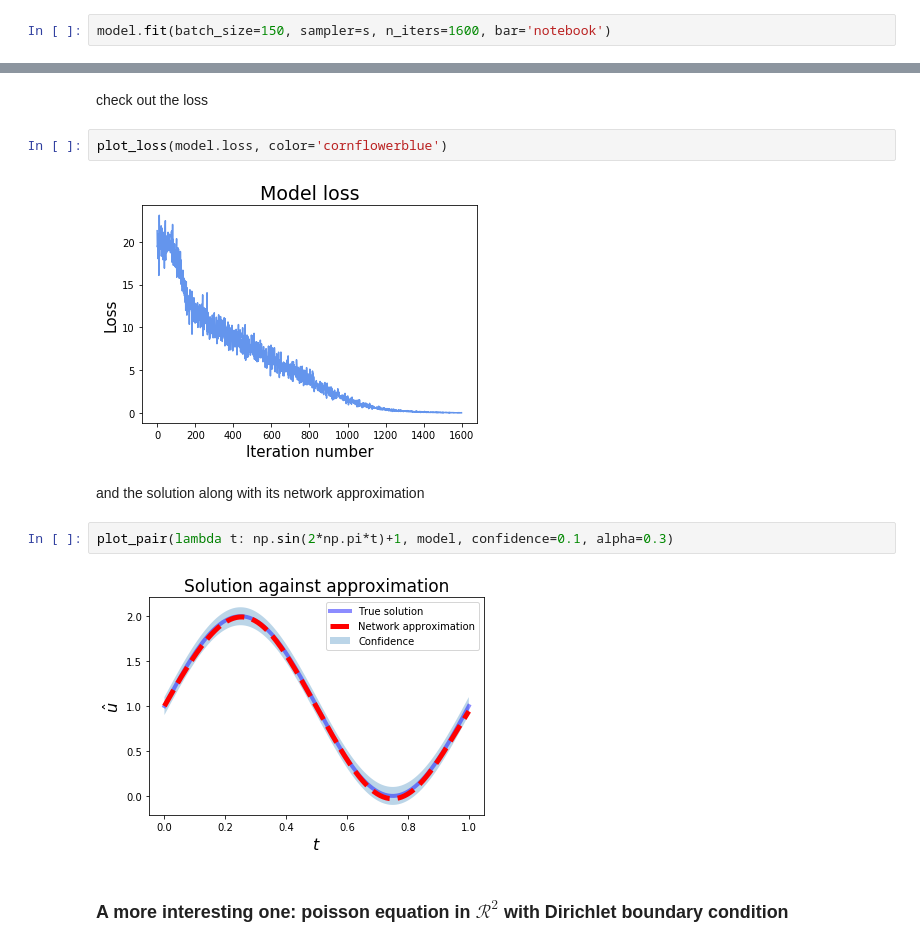
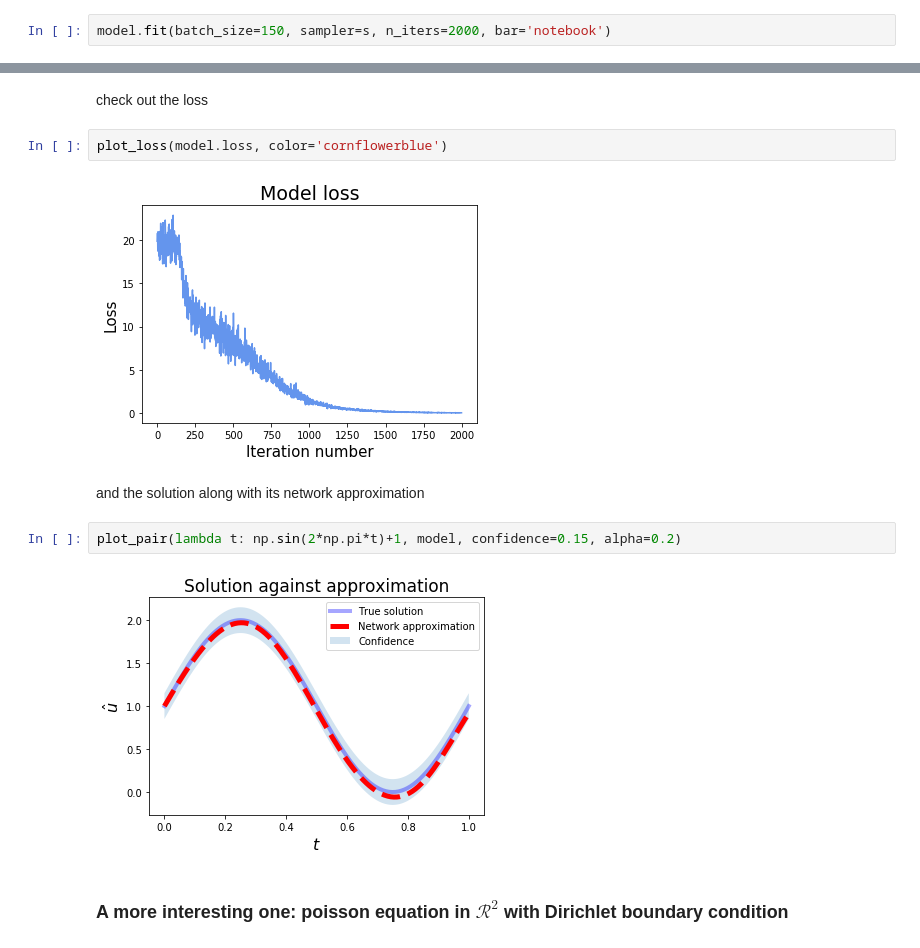
Before and after one commit to analysiscenter/pydens, a Jupyter notebook: examples/pydens_sem.ipynb, the cells around one changed output, grey strips where cells are left out. Cells and saved outputs as stored; diff of their text form.

Commit message:
update seminar notebook

```diff
--- a/examples/pydens_sem.ipynb
+++ b/examples/pydens_sem.ipynb
@@ -63,7 +72,7 @@ model = Solver(config)
 # %% [markdown]
 it is not ready yet: we still have to train the model
 # %%
-model.fit(batch_size=150, sampler=s, n_iters=1600, bar='notebook')
+model.fit(batch_size=150, sampler=s, n_iters=2000, bar='notebook')
 # %% [output]
 [interactive output not drawn]
 # %% [markdown]
@@ -71,13 +80,13 @@ check out the loss
 # %%
 plot_loss(model.loss, color='cornflowerblue')
 # %% [output]
-[figure, old version]
+[figure, new version]
 # %% [markdown]
 and the solution along with its network approximation
 # %%
-plot_pair(lambda t: np.sin(2*np.pi*t)+1, model, confidence=0.1, alpha=0.3)
+plot_pair(lambda t: np.sin(2*np.pi*t)+1, model, confidence=0.15, alpha=0.2)
 # %% [output]
-[figure, old version]
+[figure, new version]
 # %% [markdown]
 ### A more interesting one: poisson equation in $\mathcal{R}^2$ with Dirichlet boundary condition
 # %% [markdown]
```
Also changed, not shown: parts of 42 cells of this notebook, 2 other files.
